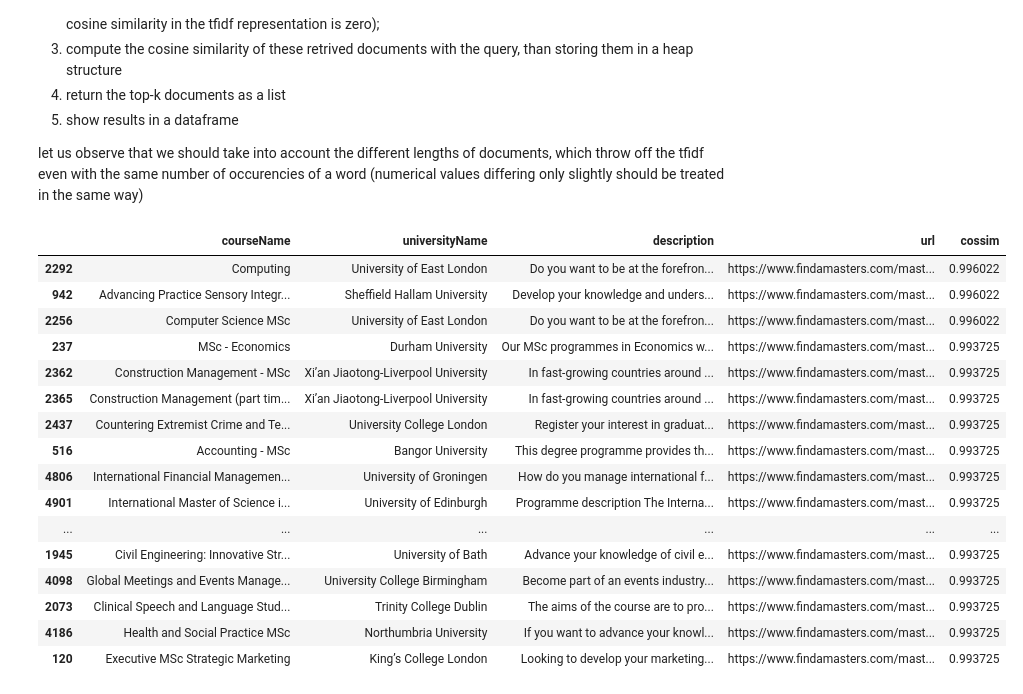
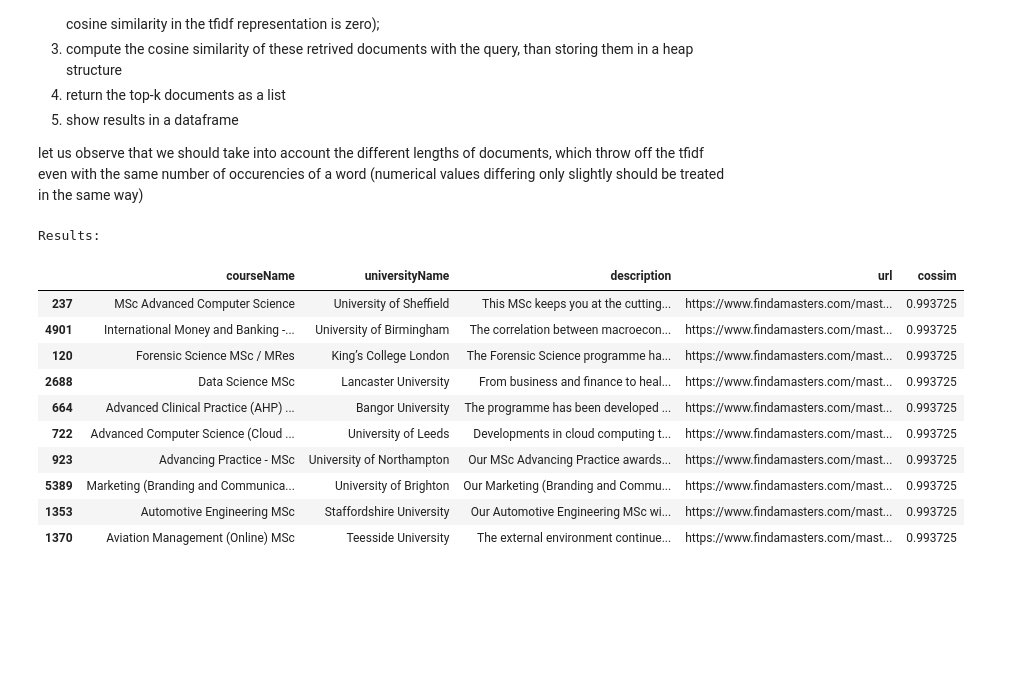
Before and after one commit to camillabrigandi/ADM-HW3, a Jupyter notebook: HW3.ipynb, the cells around one changed output. Cells and saved outputs as stored; diff of their text form; code cells hidden in the pictures; blank space fills up the shorter version.

```diff
--- a/HW3.ipynb
+++ b/HW3.ipynb
@@ -53,3 +46,5 @@ for i in range(1, 6001):
+# %%
+msc_degrees = pd.read_csv('msc_degrees.csv')
 # %% [markdown]
 To see if we created the DataFrame in the correct way, run the following line.
 # %%
@@ -176,10 +128,10 @@ msc_degrees['fees_EUR'] = msc_degrees.fees_EUR.apply(lambda row: re.findall(patt
                                                          ).apply(lambda row: [(fees[0], fees[1].replace('.', '').replace(',','').replace('*','')) for fees in row])   #cleaning numeric values
 
 #getting change_rates to convert the fees
-change_rates = get_changerates('EUR', ISO_currency_dict)
+change_rates = functions.get_changerates('EUR', ISO_currency_dict)
 
 # converting all the  & returning max
-msc_degrees['fees_EUR'] = msc_degrees.fees_EUR.apply(lambda row: [currency_converter(el, 'EUR', ISO_currency_dict, change_rates) for el in row] #fees values in euros
+msc_degrees['fees_EUR'] = msc_degrees.fees_EUR.apply(lambda row: [functions.currency_converter(el, 'EUR', ISO_currency_dict, change_rates) for el in row] #fees values in euros
                                                        ).apply(functions.get_max_currency) # getting max value for each row; if it's empty, we'll have a nan
 # %% [markdown]
 After all the cleaning operations, the dataset now looks like this:
@@ -318,27 +265,21 @@ res[res['courseName'].isin(names)]
 # %% [markdown]
 To create the inverted_index_tfidf dictionary, we observe that the ids we gave to the terms in the vocabulary are the indeces in the previous vocabulary list sorted by alphabetial order. When computing the tfidf score, by looking at a dataframe computed by the matrix, by changing the names of the columns, we saw that the terms wre stored in alhabetical order, leading us to be able to use the tfidf matrix indeces to retrieve the tfidf score for every couple term-document we were interested in. + we used the old inverted_index dictionary.
 # %%
-if True:
+if False:
     # calculating tfidf
-    tfidf = TfidfVectorizer(input='content', lowercase=False, tokenizer=lambda text: text)
+    tfidf = TfidfVectorizer(lowercase=False, tokenizer=lambda text: text)  #input='content', lowercase=False, tokenizer=lambda text: text
     tfidf_matrix = tfidf.fit_transform(msc_degrees.description_clean)
 
-    #norm of each tfidf-vector representation of the documents
-    doc_norms = dict.fromkeys(list(range(1, 6001), 0))
-    for i in range(6000):
-         doc_norm = np.norm(tfidf_matrix[i, :])
-
     #Read inverted_index pkl file (needed to construct inverted_index with tfidf)
-
     with open('inverted_index.pkl', 'rb') as invidx_file:
-         inverted_index = pickle.load(invidx_file)
+        inverted_index = pickle.load(invidx_file)
 
     invidx_file.close()
 
     #creating inverted index (with tfidf) dictionary
     inverted_index_tfidf = dict()
     for term_id in inverted_index:
-        inverted_index_tfidf.update( { term_id: dict([ (doc_id, tfidf_matrix[(doc_id -1 , term_id)] ) for doc_id in inverted_index[term_id] ]) } )
+        inverted_index_tfidf.update( { term_id: dict([ (doc_id, tfidf_matrix[(doc_id , term_id)] ) for doc_id in inverted_index[term_id] ]) } )
 
     #saving the dictionary as a pickle file
     with open('inverted_index_tfidf.pkl', 'wb') as tfidf_file:
@@ -365,35 +306,31 @@ invidx_file.close()
 # %%
 #getting and preprocessing query
 query = input('Type to search: ')
 query = functions.preprocess_query(query)
 
 #get search results
-topkresults_idx_cossim = functions.search_engine_tfidf(query, inverted_index_tfidf, vocabulary_dict, 20 )
+topkresults_idx_cossim = functions.search_engine_tfidf(query, inverted_index_tfidf, vocabulary_dict )
 
 #showing results
 if topkresults_idx_cossim == []:
     print("There are no results for this query")
 else:
+    print('Results:')
     results_columns = ['courseName', 'universityName', 'description', 'url']
     res = msc_degrees.loc[[el[0] for el in topkresults_idx_cossim], results_columns ]
     res['cossim'] = [el[1][0] for el in topkresults_idx_cossim]
 
 res
 # %% [output]
+Results:
 |  | courseName | universityName | description | url | cossim |
-| 2292 | Computing | University of East London | Do you want to be at the forefron... | https://www.findamasters.com/mast... | 0.996022 |
-| 942 | Advancing Practice Sensory Integr... | Sheffield Hallam University | Develop your knowledge and unders... | https://www.findamasters.com/mast... | 0.996022 |
-| 2256 | Computer Science MSc | University of East London | Do you want to be at the forefron... | https://www.findamasters.com/mast... | 0.996022 |
-| 237 | MSc - Economics | Durham University | Our MSc programmes in Economics w... | https://www.findamasters.com/mast... | 0.993725 |
-| 2362 | Construction Management - MSc | Xi’an Jiaotong-Liverpool University | In fast-growing countries around ... | https://www.findamasters.com/mast... | 0.993725 |
-| 2365 | Construction Management (part tim... | Xi’an Jiaotong-Liverpool University | In fast-growing countries around ... | https://www.findamasters.com/mast... | 0.993725 |
-| 2437 | Countering Extremist Crime and Te... | University College London | Register your interest in graduat... | https://www.findamasters.com/mast... | 0.993725 |
-| 516 | Accounting - MSc | Bangor University | This degree programme provides th... | https://www.findamasters.com/mast... | 0.993725 |
-| 4806 | International Financial Managemen... | University of Groningen | How do you manage international f... | https://www.findamasters.com/mast... | 0.993725 |
-| 4901 | International Master of Science i... | University of Edinburgh | Programme description The Interna... | https://www.findamasters.com/mast... | 0.993725 |
-| ... | ... | ... | ... | ... | ... |
-| 1945 | Civil Engineering: Innovative Str... | University of Bath | Advance your knowledge of civil e... | https://www.findamasters.com/mast... | 0.993725 |
-| 4098 | Global Meetings and Events Manage... | University College Birmingham | Become part of an events industry... | https://www.findamasters.com/mast... | 0.993725 |
-| 2073 | Clinical Speech and Language Stud... | Trinity College Dublin | The aims of the course are to pro... | https://www.findamasters.com/mast... | 0.993725 |
-| 4186 | Health and Social Practice MSc | Northumbria University | If you want to advance your knowl... | https://www.findamasters.com/mast... | 0.993725 |
-| 120 | Executive MSc Strategic Marketing | King’s College London | Looking to develop your marketing... | https://www.findamasters.com/mast... | 0.993725 |
+| 237 | MSc Advanced Computer Science | University of Sheffield | This MSc keeps you at the cutting... | https://www.findamasters.com/mast... | 0.993725 |
+| 4901 | International Money and Banking -... | University of Birmingham | The correlation between macroecon... | https://www.findamasters.com/mast... | 0.993725 |
+| 120 | Forensic Science MSc / MRes | King’s College London | The Forensic Science programme ha... | https://www.findamasters.com/mast... | 0.993725 |
+| 2688 | Data Science MSc | Lancaster University | From business and finance to heal... | https://www.findamasters.com/mast... | 0.993725 |
+| 664 | Advanced Clinical Practice (AHP) ... | Bangor University | The programme has been developed ... | https://www.findamasters.com/mast... | 0.993725 |
+| 722 | Advanced Computer Science (Cloud ... | University of Leeds | Developments in cloud computing t... | https://www.findamasters.com/mast... | 0.993725 |
+| 923 | Advancing Practice - MSc | University of Northampton | Our MSc Advancing Practice awards... | https://www.findamasters.com/mast... | 0.993725 |
+| 5389 | Marketing (Branding and Communica... | University of Brighton | Our Marketing (Branding and Commu... | https://www.findamasters.com/mast... | 0.993725 |
+| 1353 | Automotive Engineering MSc | Staffordshire University | Our Automotive Engineering MSc wi... | https://www.findamasters.com/mast... | 0.993725 |
+| 1370 | Aviation Management (Online) MSc | Teesside University | The external environment continue... | https://www.findamasters.com/mast... | 0.993725 |
```
Also changed, not shown: parts of 8 cells of this notebook, 8 other files.
